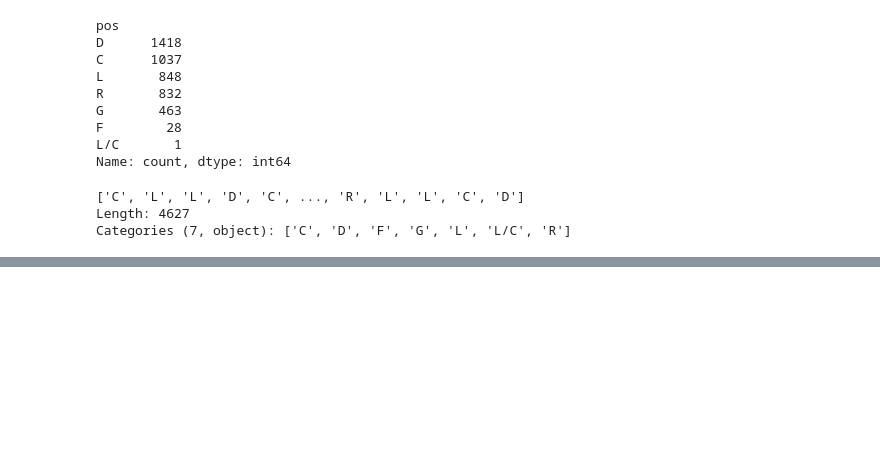
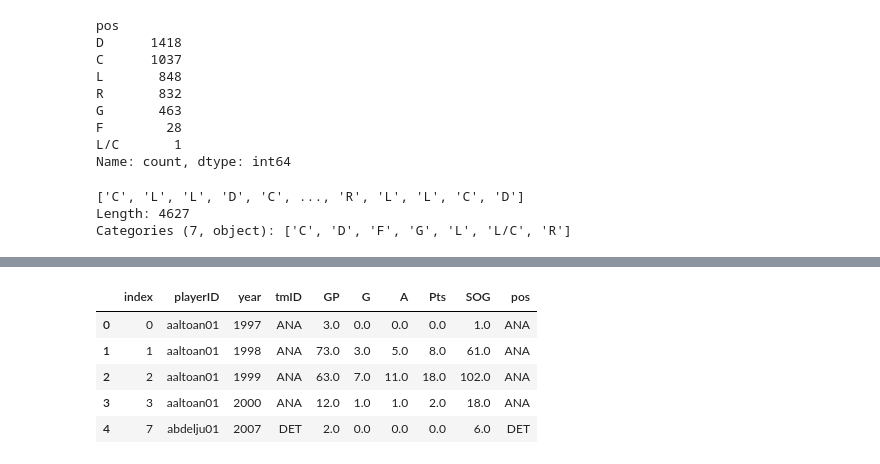
Before and after one commit to Kinetics20/hockey_pandas_practice, a Jupyter notebook: notebooks/prep_dataset.ipynb, the cells around one changed output, grey strips where cells are left out. Drawn from its saved outputs; the diff is of its cells as text; code cells hidden in the pictures; blank space fills up the shorter version.

```diff
--- a/notebooks/prep_dataset.ipynb
+++ b/notebooks/prep_dataset.ipynb
@@ -242,0 +425,5 @@ dtype: object
+# %%
+scoring = scoring.filter(regex='^(?!(Post|PP|SH)).*')
+# %%
+scoring = scoring.iloc[:, [0, 1, 3, 6, 7, 8, 9, 14]]
+scoring.columns
@@ -242,0 +452,5 @@ dtype: object
+# %%
+scoring.loc[:, 'tmID'] = pd.Categorical(scoring['tmID'])
+# %%
+# master['pos'] = pd.Categorical(master['pos'])
+scoring['pos'] = pd.Categorical(scoring['tmID'])
@@ -242,0 +474,9 @@ dtype: object
+# %%
+scoring.reset_index().head()
+# %% [output]
+|  | index | playerID | year | tmID | GP | G | A | Pts | SOG | pos |
+| 0 | 0 | aaltoan01 | 1997 | ANA | 3.0 | 0.0 | 0.0 | 0.0 | 1.0 | ANA |
+| 1 | 1 | aaltoan01 | 1998 | ANA | 73.0 | 3.0 | 5.0 | 8.0 | 61.0 | ANA |
+| 2 | 2 | aaltoan01 | 1999 | ANA | 63.0 | 7.0 | 11.0 | 18.0 | 102.0 | ANA |
+| 3 | 3 | aaltoan01 | 2000 | ANA | 12.0 | 1.0 | 1.0 | 2.0 | 18.0 | ANA |
+| 4 | 7 | abdelju01 | 2007 | DET | 2.0 | 0.0 | 0.0 | 0.0 | 6.0 | DET |
```
Also changed, not shown: parts of 53 cells of this notebook, 4 other files.
